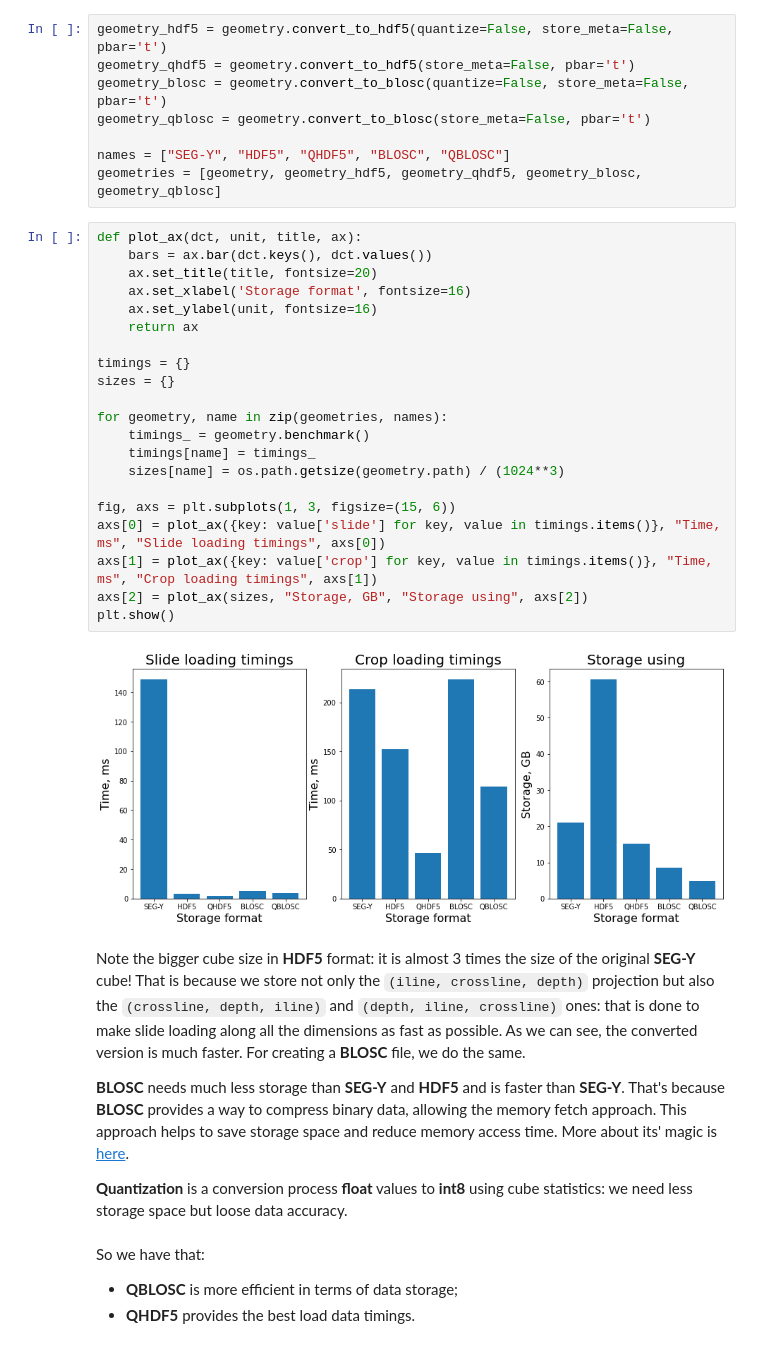
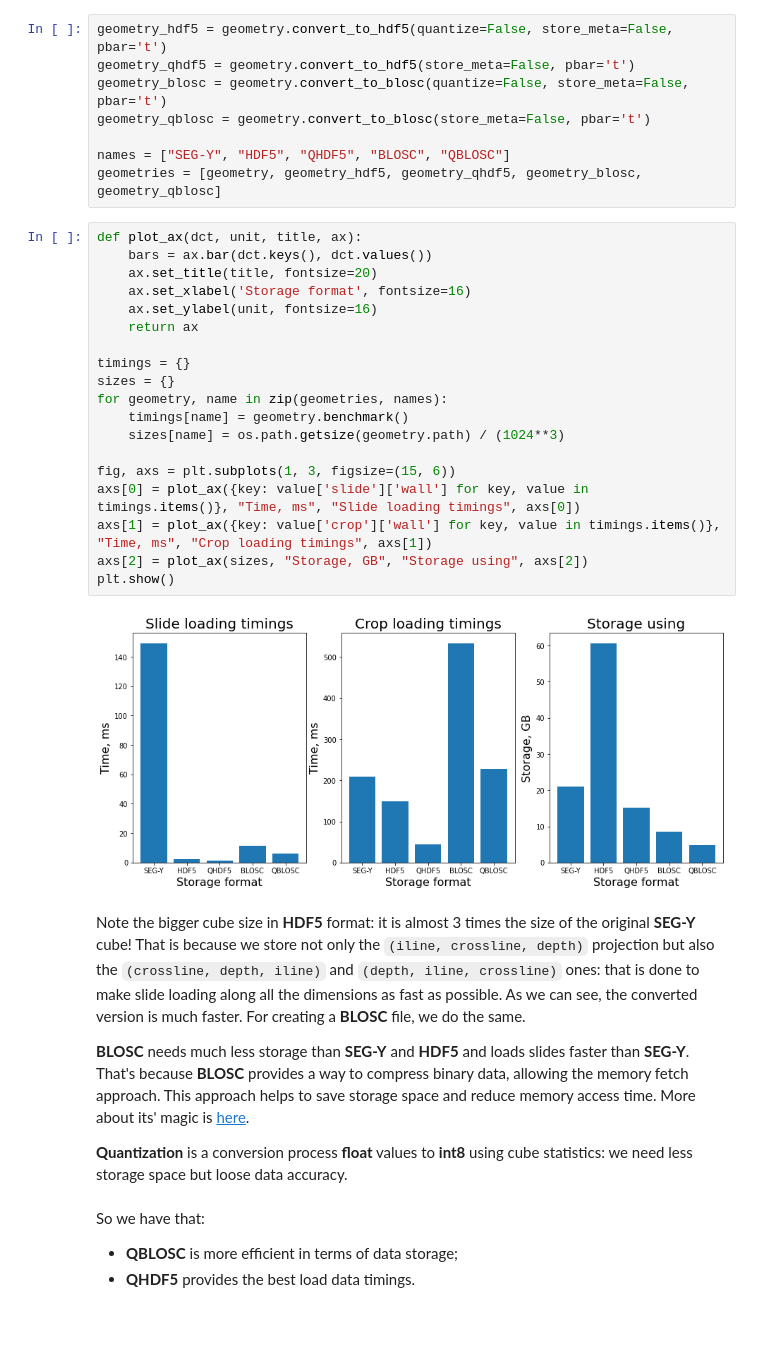
Before and after one commit to vodun/seismiqb, a Jupyter notebook: tutorials/01_Geometry.ipynb, the cells around one changed output. Cells and saved outputs as stored; diff of their text form.

Commit message:
updates benchmark outputs and doc

```diff
--- a/tutorials/01_Geometry.ipynb
+++ b/tutorials/01_Geometry.ipynb
@@ -298,30 +298,28 @@ geometries = [geometry, geometry_hdf5, geometry_qhdf5, geometry_blosc, geometry_
 # %%
 def plot_ax(dct, unit, title, ax):
     bars = ax.bar(dct.keys(), dct.values())
     ax.set_title(title, fontsize=20)
     ax.set_xlabel('Storage format', fontsize=16)
     ax.set_ylabel(unit, fontsize=16)
     return ax
 
 timings = {}
 sizes = {}
-
 for geometry, name in zip(geometries, names):
-    timings_ = geometry.benchmark()
-    timings[name] = timings_
+    timings[name] = geometry.benchmark()
     sizes[name] = os.path.getsize(geometry.path) / (1024**3)
 
 fig, axs = plt.subplots(1, 3, figsize=(15, 6))
-axs[0] = plot_ax({key: value['slide'] for key, value in timings.items()}, "Time, ms", "Slide loading timings", axs[0])
-axs[1] = plot_ax({key: value['crop'] for key, value in timings.items()}, "Time, ms", "Crop loading timings", axs[1])
+axs[0] = plot_ax({key: value['slide']['wall'] for key, value in timings.items()}, "Time, ms", "Slide loading timings", axs[0])
+axs[1] = plot_ax({key: value['crop']['wall'] for key, value in timings.items()}, "Time, ms", "Crop loading timings", axs[1])
 axs[2] = plot_ax(sizes, "Storage, GB", "Storage using", axs[2])
 plt.show()
 # %% [output]
-[figure, old version]
+[figure, new version]
 # %% [markdown]
 Note the bigger cube size in **HDF5** format: it is almost 3 times the size of the original **SEG-Y** cube! That is because we store not only the `(iline, crossline, depth)` projection but also the `(crossline, depth, iline)` and `(depth, iline, crossline)` ones: that is done to make slide loading along all the dimensions as fast as possible. As we can see, the converted version is much faster. For creating a **BLOSC** file, we do the same.
 
-**BLOSC** needs much less storage than **SEG-Y** and **HDF5** and is faster than **SEG-Y**.
+**BLOSC** needs much less storage than **SEG-Y** and **HDF5** and loads slides faster than **SEG-Y**.
 That's because **BLOSC** provides a way to compress binary data, allowing the memory fetch approach. This approach helps to save storage space and reduce memory access time. More about its' magic is [here](https://www.blosc.org/pages/blosc-in-depth/).
 
 **Quantization** is a conversion process **float** values to **int8** using cube statistics: we need less storage space but loose data accuracy.
```
Also changed, not shown: parts of 7 cells of this notebook, 1 other file.
